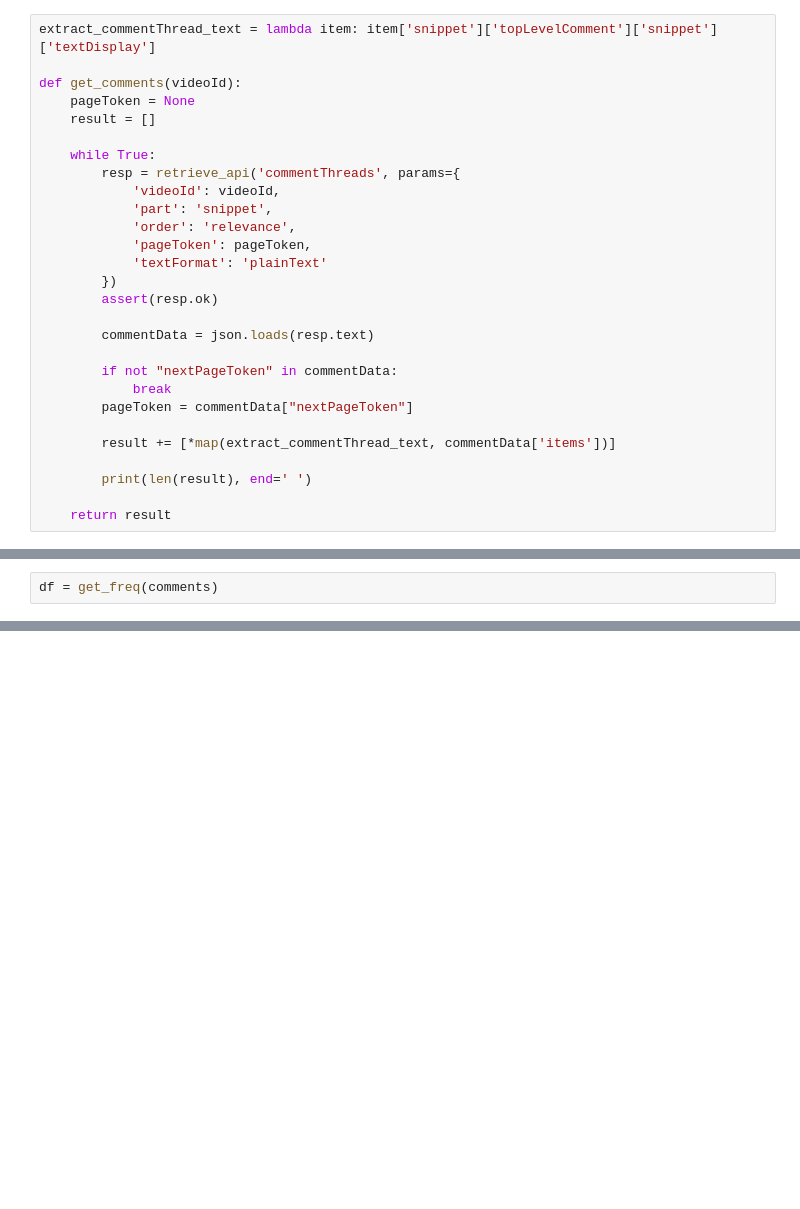
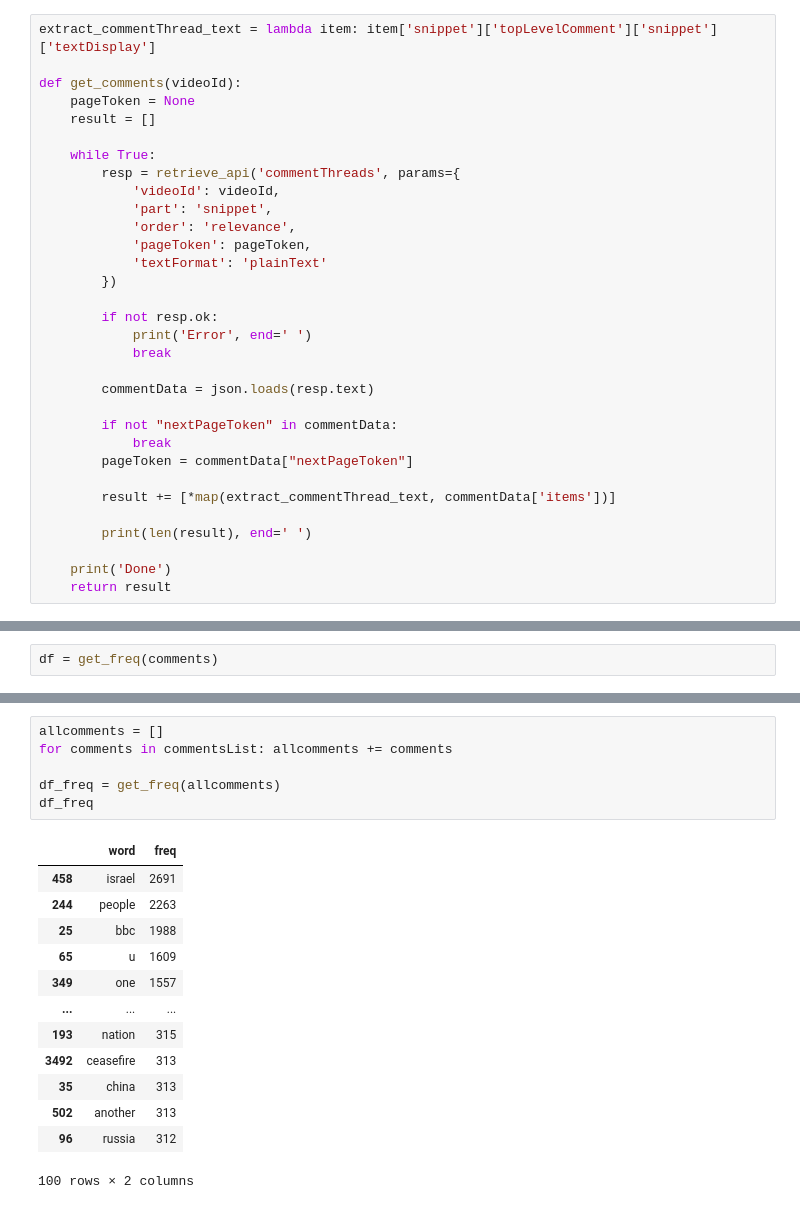
Before and after one commit to SSHS-RNE/youtube-data-acquisition, a Jupyter notebook: sample2.ipynb, the cells around one changed output, grey strips where cells are left out. Cells and saved outputs as stored; diff of their text form; blank space fills up the shorter version.

```diff
--- a/sample2.ipynb
+++ b/sample2.ipynb
@@ -34,7 +45,10 @@ def get_comments(videoId):
             'pageToken': pageToken,
             'textFormat': 'plainText'
         })
-        assert(resp.ok)
+
+        if not resp.ok:
+            print('Error', end=' ')
+            break
 
         commentData = json.loads(resp.text)
 
@@ -46,6 +60,7 @@ def get_comments(videoId):
 
         print(len(result), end=' ')
 
+    print('Done')
     return result
 # %%
 extract_caption_text = lambda item: re.sub('<(.|\n)*?>', '', item.text)
@@ -163,0 +303,20 @@ get_pn_freq(get_freq(comments))
+# %%
+allcomments = []
+for comments in commentsList: allcomments += comments
+
+df_freq = get_freq(allcomments)
+df_freq
+# %% [output]
+|  | word | freq |
+| 458 | israel | 2691 |
+| 244 | people | 2263 |
+| 25 | bbc | 1988 |
+| 65 | u | 1609 |
+| 349 | one | 1557 |
+| ... | ... | ... |
+| 193 | nation | 315 |
+| 3492 | ceasefire | 313 |
+| 35 | china | 313 |
+| 502 | another | 313 |
+| 96 | russia | 312 |
+100 rows × 2 columns
```
Also changed, not shown: parts of 27 cells of this notebook.
